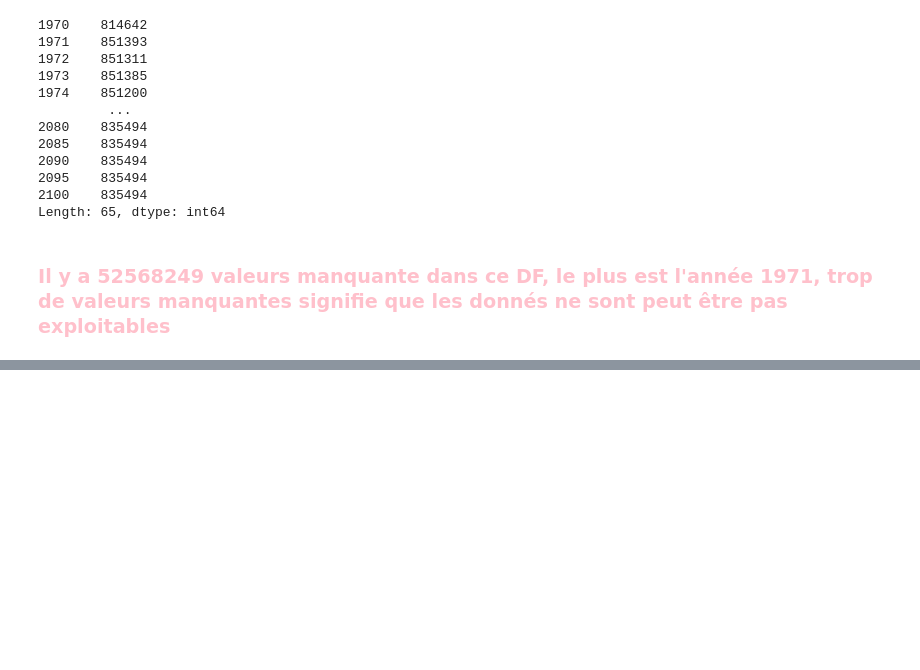
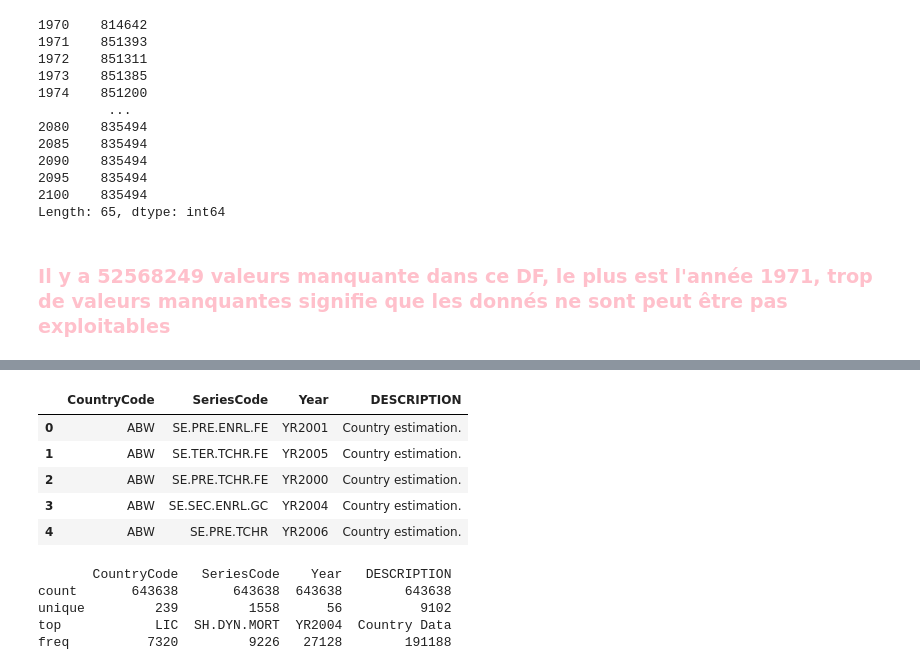
Before and after one commit to SafiaData/OpenclassroomsProjet2, a Jupyter notebook: PROJET 2 OPENCLASSROOMS .ipynb, the cells around one changed output, grey strips where cells are left out. Saved outputs shown, nothing was run; the diff lists cells and outputs as text; code cells hidden in the pictures; blank space fills up the shorter version.

```diff
--- a/PROJET 2 OPENCLASSROOMS .ipynb
+++ b/PROJET 2 OPENCLASSROOMS .ipynb
@@ -629,0 +660,19 @@ Length: 65, dtype: int64
+# %%
+df_foot = df_foot.drop(columns=['Unnamed: 4'])
+# %%
+df_foot.head()
+# %% [output]
+|  | CountryCode | SeriesCode | Year | DESCRIPTION |
+| 0 | ABW | SE.PRE.ENRL.FE | YR2001 | Country estimation. |
+| 1 | ABW | SE.TER.TCHR.FE | YR2005 | Country estimation. |
+| 2 | ABW | SE.PRE.TCHR.FE | YR2000 | Country estimation. |
+| 3 | ABW | SE.SEC.ENRL.GC | YR2004 | Country estimation. |
+| 4 | ABW | SE.PRE.TCHR | YR2006 | Country estimation. |
+# %%
+print(df_foot.describe(include='object'))
+# %% [output]
+       CountryCode   SeriesCode    Year   DESCRIPTION
+count       643638       643638  643638        643638
+unique         239         1558      56          9102
+top            LIC  SH.DYN.MORT  YR2004  Country Data
+freq          7320         9226   27128        191188
```
Also changed, not shown: parts of 32 cells of this notebook.
